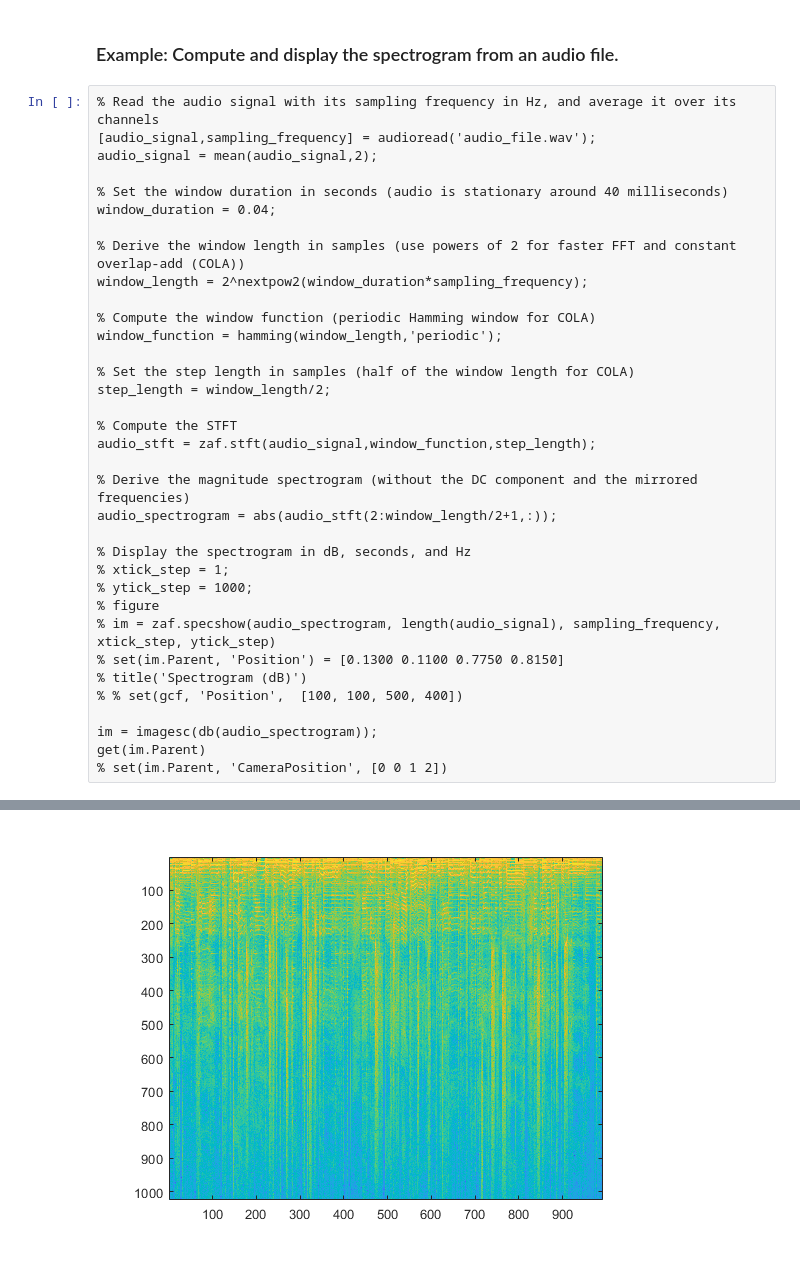
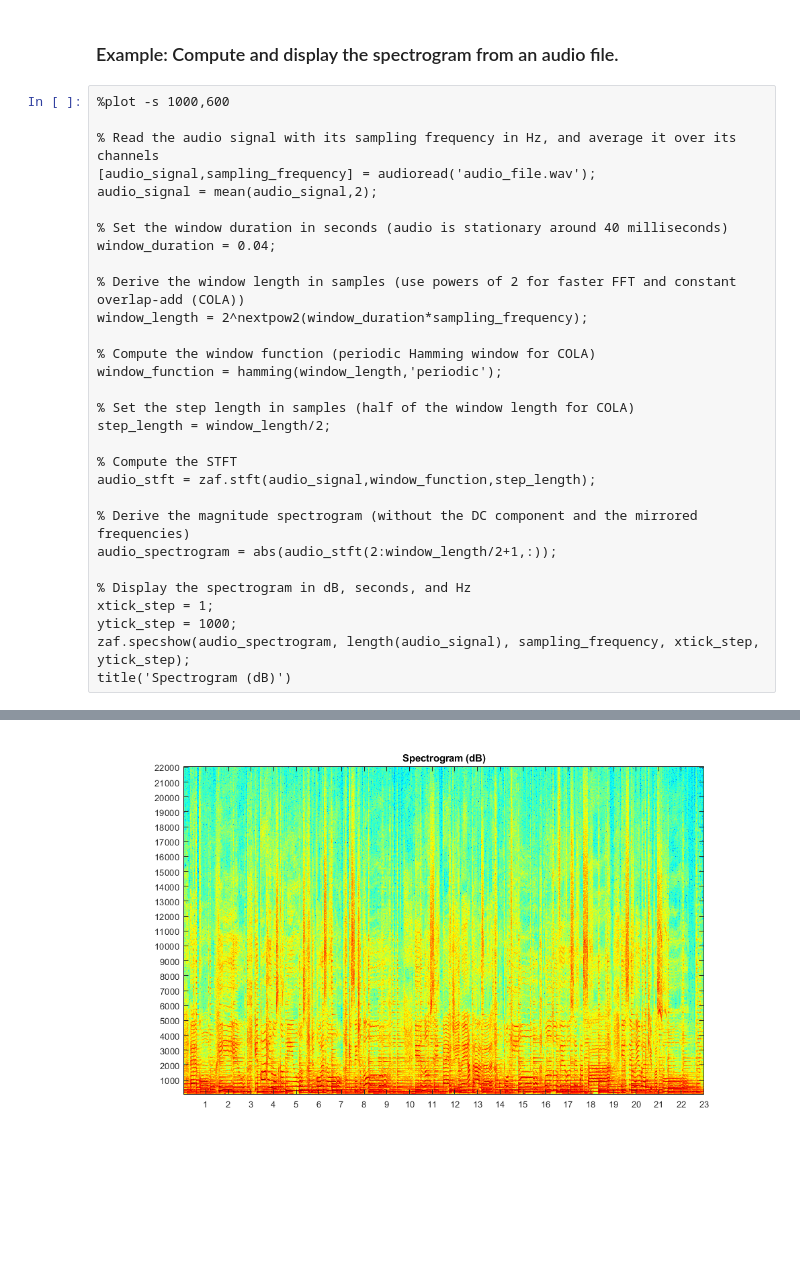
Before and after one commit to zafarrafii/Zaf-Matlab, a Jupyter notebook: examples.ipynb, the cells around one changed output, grey strips where cells are left out. Cells and saved outputs as stored; diff of their text form; blank space fills up the shorter version.

```diff
--- a/examples.ipynb
+++ b/examples.ipynb
@@ -47,6 +47,8 @@ Output:
 # %% [markdown]
 ### Example: Compute and display the spectrogram from an audio file.
 # %%
+%plot -s 1000,600
+
 % Read the audio signal with its sampling frequency in Hz, and average it over its channels
 [audio_signal,sampling_frequency] = audioread('audio_file.wav');
 audio_signal = mean(audio_signal,2);
@@ -70,15 +72,8 @@ audio_stft = zaf.stft(audio_signal,window_function,step_length);
 audio_spectrogram = abs(audio_stft(2:window_length/2+1,:));
 
 % Display the spectrogram in dB, seconds, and Hz
-% xtick_step = 1;
-% ytick_step = 1000;
-% figure
-% im = zaf.specshow(audio_spectrogram, length(audio_signal), sampling_frequency, xtick_step, ytick_step)
-% set(im.Parent, 'Position') = [0.1300 0.1100 0.7750 0.8150]
-% title('Spectrogram (dB)')
-% % set(gcf, 'Position',  [100, 100, 500, 400])
-
-im = imagesc(db(audio_spectrogram));
-get(im.Parent)
-% set(im.Parent, 'CameraPosition', [0 0 1 2])
+xtick_step = 1;
+ytick_step = 1000;
+zaf.specshow(audio_spectrogram, length(audio_signal), sampling_frequency, xtick_step, ytick_step);
+title('Spectrogram (dB)')
 # %% [output]
@@ -102 +80 @@ get(im.Parent)
-[figure, old version]
+[figure, new version]
```
Also changed, not shown: parts of 3 cells of this notebook, 1 other file.
